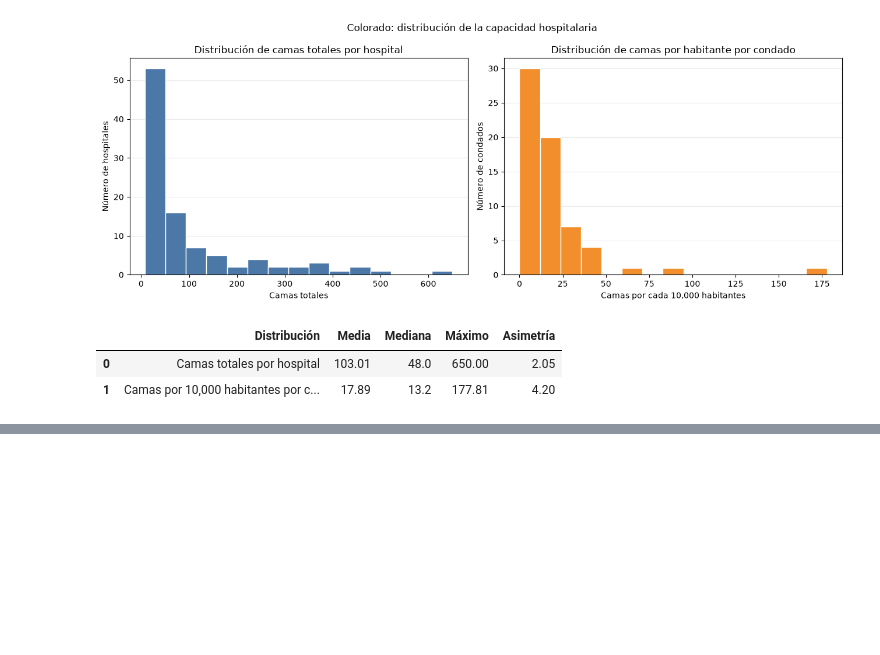
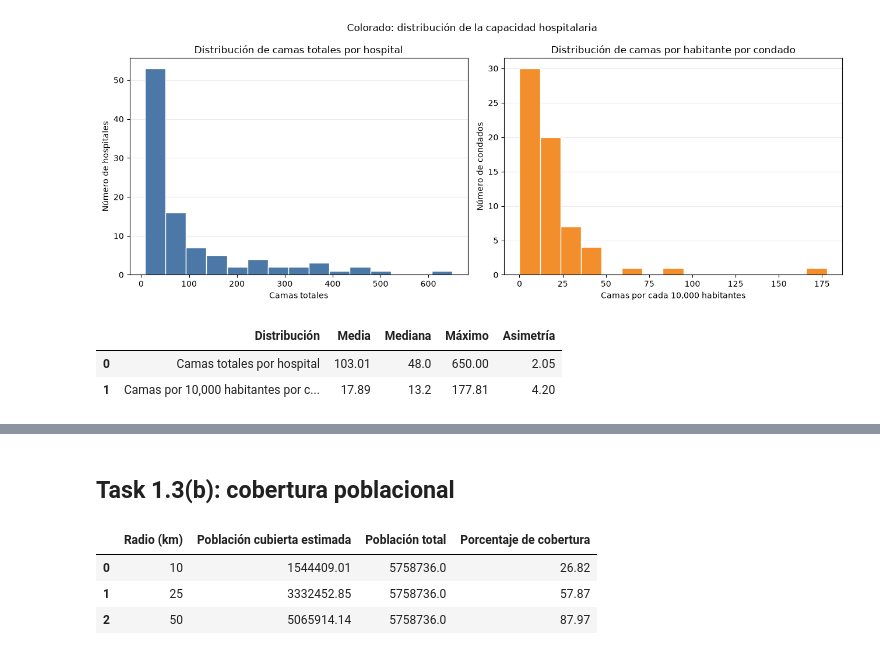
Before and after one commit to CamiR24/Lab5-MS, a Jupyter notebook: Task1.ipynb, the cells around one changed output, grey strips where cells are left out. Saved outputs shown, nothing was run; the diff lists cells and outputs as text; code cells hidden in the pictures; blank space fills up the shorter version.

Commit message:
feat: Task 1.3 completed

```diff
--- a/Task1.ipynb
+++ b/Task1.ipynb
@@ -581,0 +618,52 @@ display(resumen_distribuciones.round(2))
+# %% [markdown]
+## Task 1.3(b): cobertura poblacional
+# %%
+cobertura_condados = condados_m.copy()
+areas_condados = cobertura_condados.geometry.area
+
+assert (areas_condados > 0).all(), (
+    "Todos los condados deben tener un área positiva."
+)
+
+poblacion_total = cobertura_condados["poblacion"].sum()
+resultados_cobertura = []
+
+for radio_km in radios_km:
+    cobertura_unificada = cobertura_por_radio[radio_km]
+
+    # Intersección
+    areas_cubiertas = cobertura_condados.geometry.intersection(
+        cobertura_unificada
+    ).area
+
+    # Limitar a [0, 1] para corregir diferencias de redondeo.
+    fraccion_cubierta = (
+        areas_cubiertas / areas_condados
+    ).clip(lower=0, upper=1)
+
+    poblacion_cubierta = (
+        cobertura_condados["poblacion"] * fraccion_cubierta
+    )
+
+    cobertura_condados[f"fraccion_{radio_km}km"] = fraccion_cubierta
+    cobertura_condados[f"poblacion_cubierta_{radio_km}km"] = (
+        poblacion_cubierta
+    )
+
+    total_cubierto = poblacion_cubierta.sum()
+
+    resultados_cobertura.append({
+        "Radio (km)": radio_km,
+        "Población cubierta estimada": total_cubierto,
+        "Población total": poblacion_total,
+        "Porcentaje de cobertura": total_cubierto / poblacion_total * 100,
+    })
+
+tabla_cobertura = pd.DataFrame(resultados_cobertura)
+
+display(tabla_cobertura.round(2))
+# %% [output]
+|  | Radio (km) | Población cubierta estimada | Población total | Porcentaje de cobertura |
+| 0 | 10 | 1544409.01 | 5758736.0 | 26.82 |
+| 1 | 25 | 3332452.85 | 5758736.0 | 57.87 |
+| 2 | 50 | 5065914.14 | 5758736.0 | 87.97 |
```
Also changed, not shown: parts of 4 cells of this notebook.
